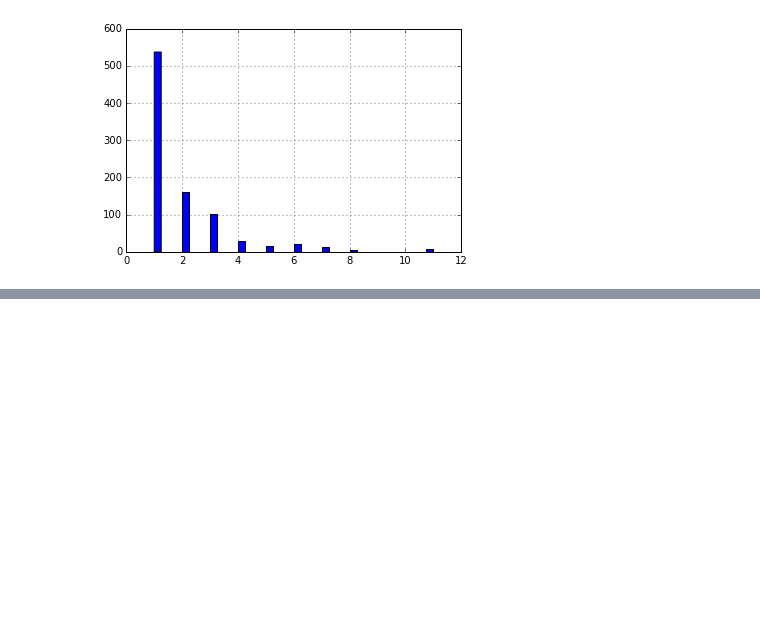
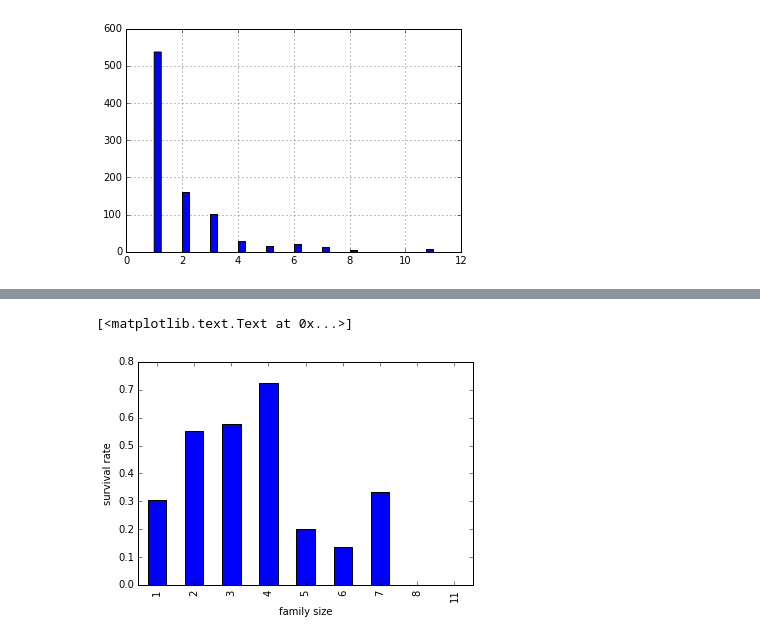
Before and after one commit to mrhenryyu/Data-Analysis-Portfolio, a Jupyter notebook: Titanic Analysis/Titanic Data Exploratory Analysis .ipynb, the cells around one changed output, grey strips where cells are left out. Saved outputs shown, nothing was run; the diff lists cells and outputs as text; code cells hidden in the pictures; blank space fills up the shorter version.

```diff
--- a/Titanic Analysis/Titanic Data Exploratory Analysis .ipynb
+++ b/Titanic Analysis/Titanic Data Exploratory Analysis .ipynb
@@ -279,0 +289,2 @@ df.Family.hist(bins = 40)
+# %%
+family_survival_rate = df.Family[df.Survived == 1].value_counts().sort_index().divide(df.Family.value_counts().sort_index())
@@ -279,0 +304,7 @@ df.Family.hist(bins = 40)
+# %%
+ax = family_survival_rate.plot(kind = 'bar')
+ax.set(xlabel = 'family size')
+ax.set(ylabel = 'survival rate')
+# %% [output]
+[<matplotlib.text.Text at 0x...>]
+[figure, added]
```
Also changed, not shown: parts of 38 cells of this notebook, 4 other files.
